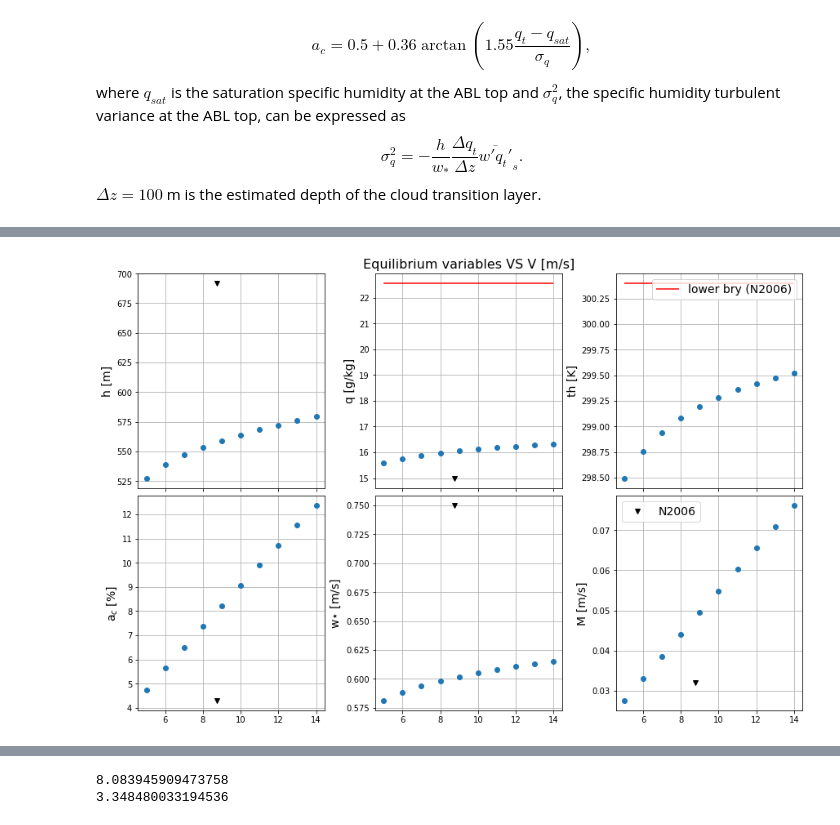
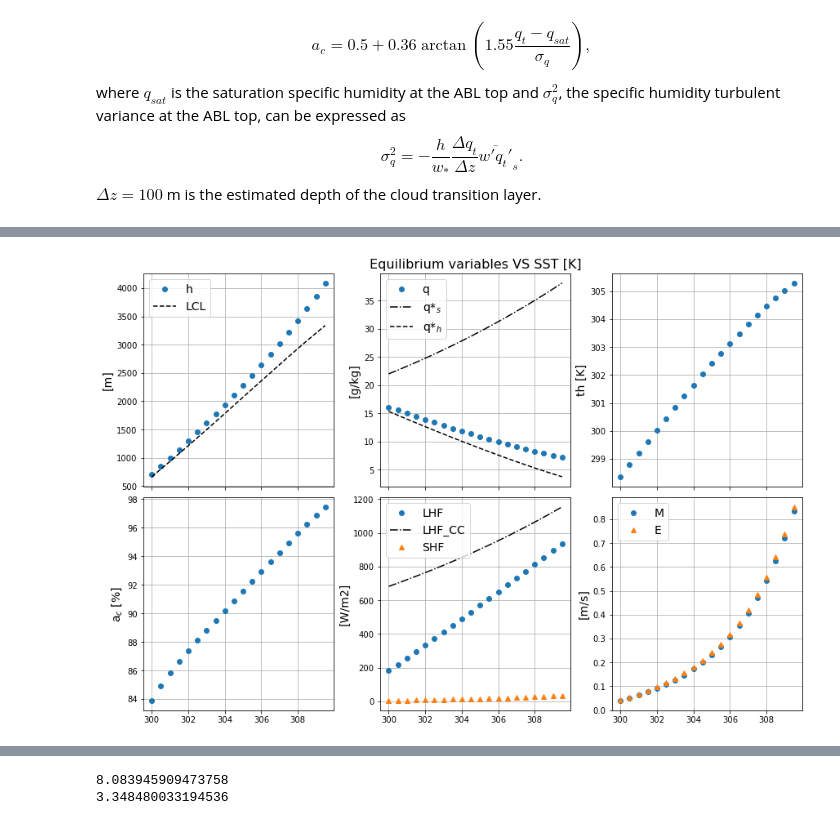
Before and after one commit to agonmer/ABL_bulk_models, a Jupyter notebook: neggers_etal_2006.ipynb, the cells around one changed output, grey strips where cells are left out. Cells and saved outputs as stored; diff of their text form; code cells hidden in the pictures.

```diff
--- a/neggers_etal_2006.ipynb
+++ b/neggers_etal_2006.ipynb
@@ -195,6 +337,11 @@ M_ext = []
 E_ext = []
 sigma_q_ext = []
 LHF_ext = []
+LHF_CC_ext = []
+qs_ext = [] # qsat at the surface, as a function of the SST
+qsat_ext = [] # qsat at h
+SHF_ext = []
+LCL_ext = []
 sol = solve_ivp(neggers_et_al_2006, time, y0, dense_output=True, max_step=dt_max, args=(V,SST,D,q_free,th_free,ps))#, t_eval=t_eval)
 # %%
 # Plots for a single run.
@@ -386,42 +561,50 @@ for jj,V in enumerate(list_of_values):
 # %%
 fig, ax = plt.subplots(2,3,figsize=(12,8),sharex=True,constrained_layout=True)
 
-ax[0,0].plot(list_of_values,h_eq,'o')
+ax[0,0].plot(list_of_values,h_eq,'o',label='h')
+ax[0,0].plot(list_of_values,LCL_eq,'--k',label='LCL')
 ax[0,0].grid()
-ax[0,0].set_ylabel('h [m]',fontsize=14)
-ax[0,0].plot(x_N06,h_N06,'kv')
+ax[0,0].set_ylabel('[m]',fontsize=14)
+#ax[0,0].plot(x_N06,h_N06,'kv')
+ax[0,0].legend(fontsize=14)
 
-ax[0,1].plot(list_of_values,q_eq*1e3,'o')
+ax[0,1].plot(list_of_values,q_eq*1e3,'o',label='q')
+ax[0,1].plot(list_of_values,qs_eq*1e3,'-.k',label='q*$_s$')
+ax[0,1].plot(list_of_values,qsat_eq*1e3,'--k',label='q*$_h$')
 ax[0,1].grid()
-ax[0,1].set_ylabel('q [g/kg]',fontsize=14)
-ax[0,1].hlines(q_s_N06*1e3,list_of_values[0],list_of_values[-1],'r')
-ax[0,1].plot(x_N06,q_N06,'kv')
+ax[0,1].set_ylabel('[g/kg]',fontsize=14)
+#ax[0,1].hlines(q_s_N06*1e3,list_of_values[0],list_of_values[-1],'r')
+#ax[0,1].plot(x_N06,q_N06,'kv')
+ax[0,1].legend(fontsize=14)
 
 ax[0,2].plot(list_of_values,th_eq,'o')
 ax[0,2].grid()
 ax[0,2].set_ylabel('th [K]',fontsize=14)
-ax[0,2].hlines(SST_N06,list_of_values[0],list_of_values[-1],'r',label='lower bry (N2006)')
-ax[0,2].legend(fontsize=14)
+#ax[0,2].hlines(SST_N06,list_of_values[0],list_of_values[-1],'r',label='lower bry (N2006)')
+#ax[0,2].legend(fontsize=14)
 
 ax[1,0].plot(list_of_values,a_c_eq*100,'o')
 ax[1,0].grid()
 ax[1,0].set_ylabel('a$_c$ [%]',fontsize=14)
-ax[1,0].plot(x_N06,a_c_N06,'kv')
+#ax[1,0].plot(x_N06,a_c_N06,'kv')
 
-ax[1,1].plot(list_of_values,w_star_eq,'o')
+ax[1,1].plot(list_of_values,LHF_eq,'o',label='LHF')
+ax[1,1].plot(list_of_values,LHF_CC_eq,'-.k',label='LHF_CC')
+ax[1,1].plot(list_of_values,SHF_eq,'^',label='SHF')
 ax[1,1].grid()
-ax[1,1].set_ylabel('w$\star$ [m/s]',fontsize=14)
-ax[1,1].plot(x_N06,w_star_N06,'kv')
+ax[1,1].set_ylabel('[W/m2]',fontsize=14)
+ax[1,1].legend(fontsize=14)
 
-ax[1,2].plot(list_of_values,M_eq,'o')
+ax[1,2].plot(list_of_values,M_eq,'o',label='M')
+ax[1,2].plot(list_of_values,E_eq,'^',label='E')
 ax[1,2].grid()
-ax[1,2].set_ylabel('M [m/s]',fontsize=14)
-ax[1,2].plot(x_N06,M_N06,'kv',label='N2006')
+ax[1,2].set_ylabel('[m/s]',fontsize=14)
+#ax[1,2].plot(x_N06,M_N06,'kv',label='N2006')
 ax[1,2].legend(fontsize=14)
 
 ax[0,1].set_title('Equilibrium variables VS '+str_variable+' ['+str_units+']',fontsize=16)
 
-figure_name = 'equilibrium_variables_dependence_on_' + str_variable + '.png'
+figure_name = 'equilibrium_variables_set2_dependence_on_' + str_variable + '.png'
 plt.savefig(figure_name,bbox_inches='tight')
 # %% [output]
-[figure, old version]
+[figure, new version]
```
Also changed, not shown: parts of 5 cells of this notebook.
